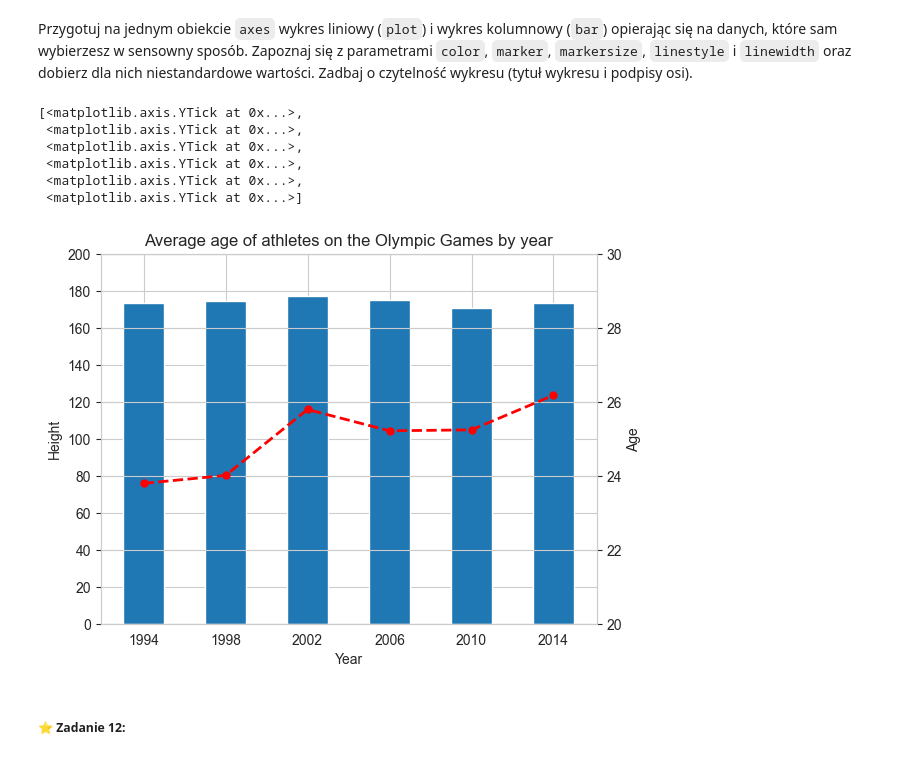
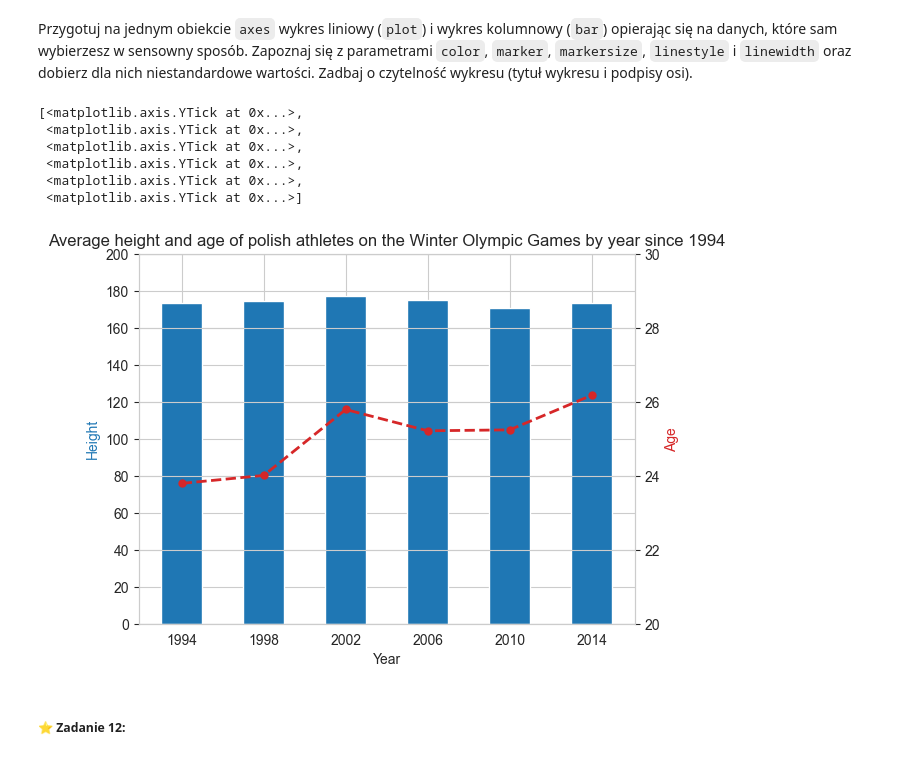
Before and after one commit to kambed/DataVisualization, a Jupyter notebook: matplotlib.ipynb, the cells around one changed output. Saved outputs shown, nothing was run; the diff lists cells and outputs as text; code cells hidden in the pictures.

```diff
--- a/matplotlib.ipynb
+++ b/matplotlib.ipynb
@@ -282,28 +282,28 @@ Przygotuj na jednym obiekcie `axes` wykres liniowy (`plot`) i wykres kolumnowy (
 # %%
 avg_age_per_year = df[(df.Year >= 1994) & (df.NOC == 'POL') & (df.Season == 'Winter')].groupby('Year').mean(numeric_only=True)[['Age', 'Height']]
 
 fig, ax = plt.subplots()
 
 plt.title('Average height and age of polish athletes on the Winter Olympic Games by year since 1994')
 plt.xlabel('Year')
 
-ax.bar(avg_age_per_year.index, avg_age_per_year.Height, width=2)
+ax.bar(avg_age_per_year.index, avg_age_per_year.Height, width=2, color='tab:blue')
 ax.set_xticks([1994, 1998, 2002, 2006, 2010, 2014])
-ax.set_ylabel('Height')
+ax.set_ylabel('Height', color='tab:blue')
 ax.set_yticks([0, 20, 40, 60, 80, 100, 120, 140, 160, 180, 200])
 
 ax2 = ax.twinx()
-ax2.plot(avg_age_per_year.index, avg_age_per_year.Age, color='red', marker='o', markersize=5, linestyle='--', linewidth=2)
-ax2.set_ylabel('Age')
+ax2.plot(avg_age_per_year.index, avg_age_per_year.Age, color='tab:red', marker='o', markersize=5, linestyle='--', linewidth=2)
+ax2.set_ylabel('Age', color='tab:red')
 ax2.set_yticks([20, 22, 24, 26, 28, 30])
 # %% [output]
 [<matplotlib.axis.YTick at 0x...>,
  <matplotlib.axis.YTick at 0x...>,
  <matplotlib.axis.YTick at 0x...>,
  <matplotlib.axis.YTick at 0x...>,
  <matplotlib.axis.YTick at 0x...>,
  <matplotlib.axis.YTick at 0x...>]
-[figure, old version]
+[figure, new version]
 # %% [markdown]
 ##### ⭐ Zadanie 12:
 # %% [markdown]
```
Also changed, not shown: parts of 2 cells of this notebook.
